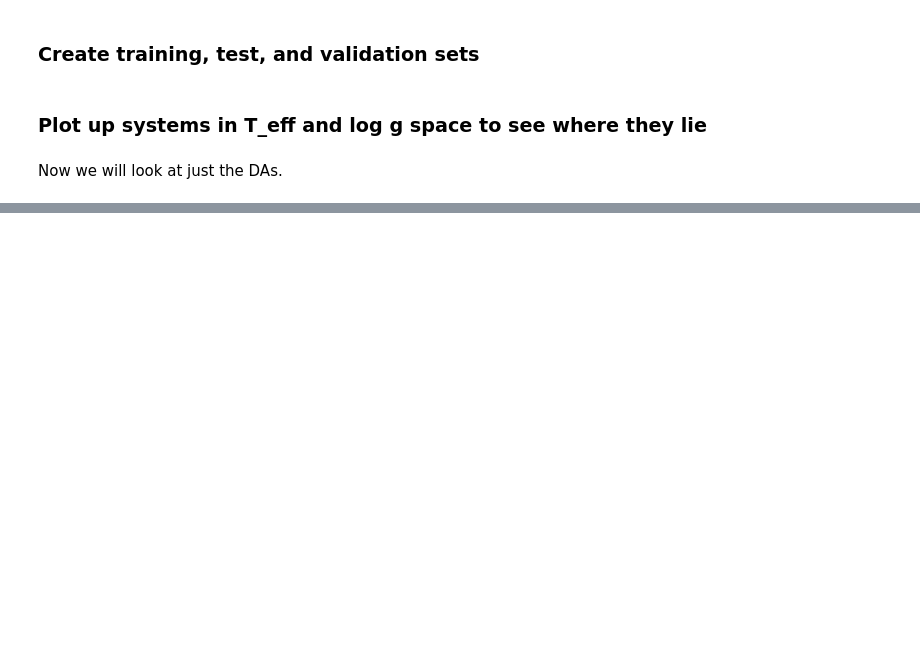
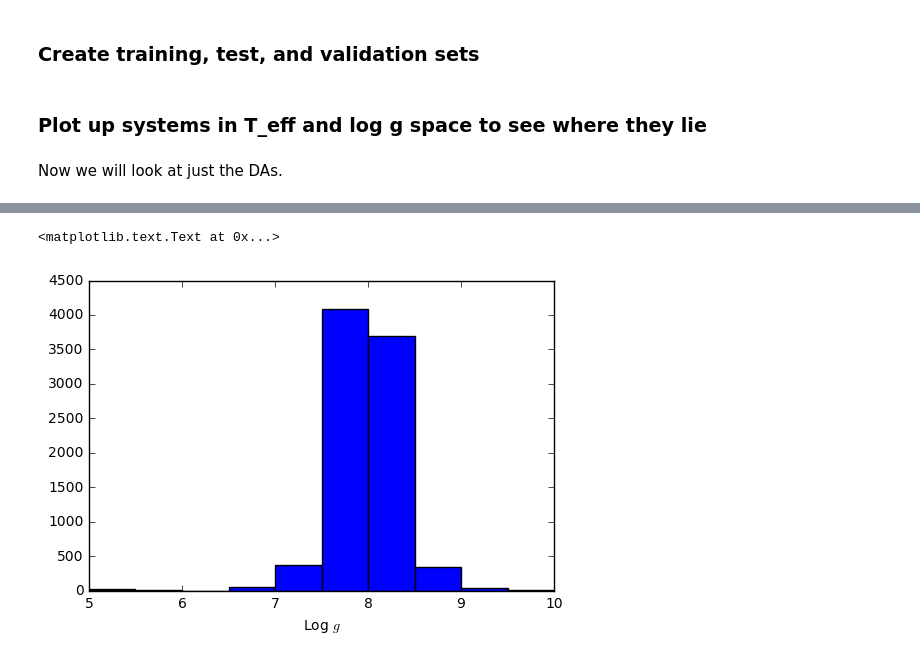
Before and after one commit to astrophysically/WDSpectralFitting, a Jupyter notebook: notebooks/WD Spectra.ipynb, the cells around one changed output, grey strips where cells are left out. Cells and saved outputs as stored; diff of their text form; code cells hidden in the pictures; blank space fills up the shorter version.

```diff
--- a/notebooks/WD Spectra.ipynb
+++ b/notebooks/WD Spectra.ipynb
@@ -308,0 +581,6 @@ plt.show()
+# %%
+plt.hist(good_WD['logg'])
+plt.xlabel(r'Log $g$')
+# %% [output]
+<matplotlib.text.Text at 0x...>
+[figure, added]
```
Also changed, not shown: parts of 22 cells of this notebook, 1 other file.
